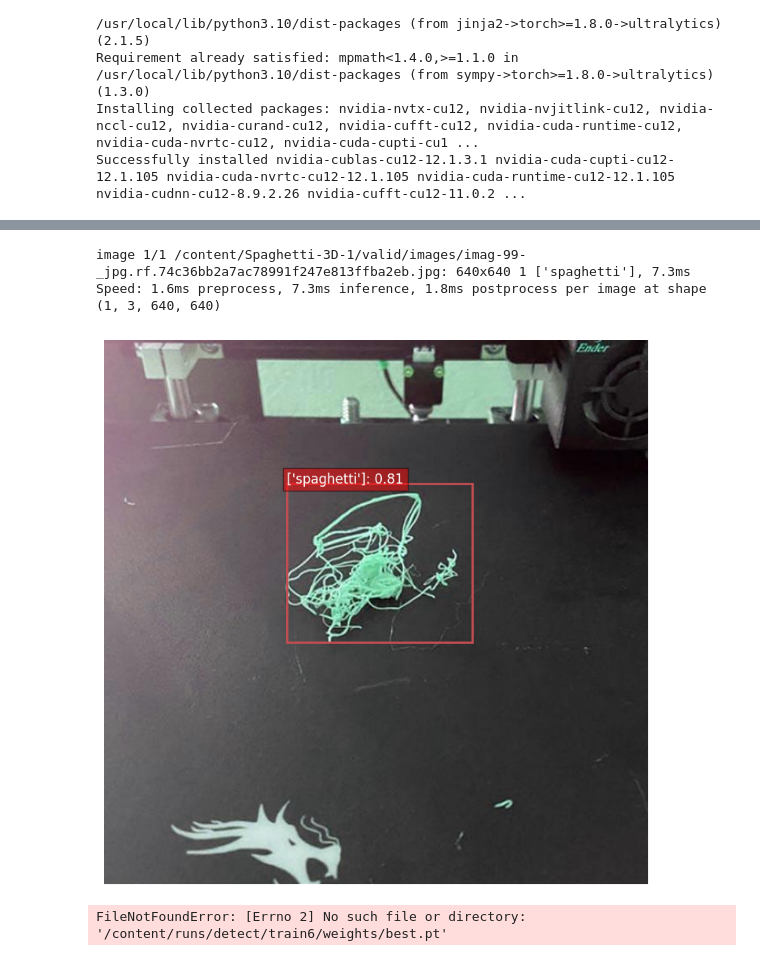
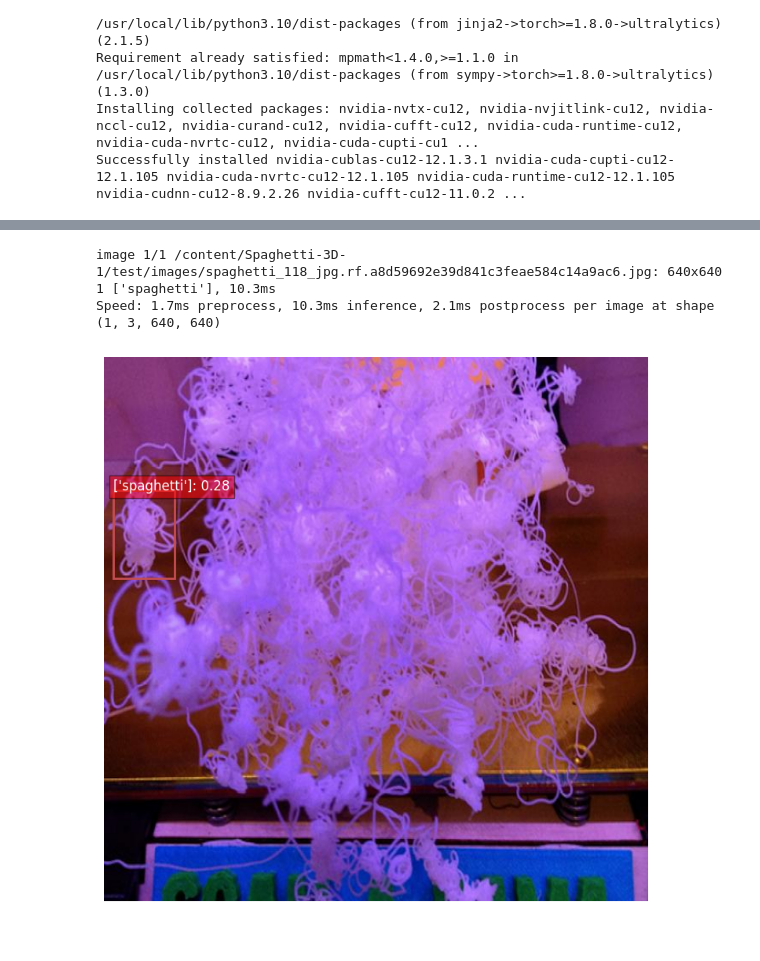
Before and after one commit to JamilePolycarpo/MachineLearning-Printer3D-Failer, a Jupyter notebook: Yolov8andCNN.ipynb, the cells around one changed output, grey strips where cells are left out. Cells and saved outputs as stored; diff of their text form; code cells hidden in the pictures.

```diff
--- a/Yolov8andCNN.ipynb
+++ b/Yolov8andCNN.ipynb
@@ -87,78 +88,38 @@ import cv2
 import numpy as np
 from PIL import Image
 from ultralytics import YOLO
 import matplotlib.pyplot as plt
 from matplotlib.patches import Rectangle
 
-model = YOLO("/content/runs/detect/train2/weights/best.pt")
+model = YOLO("/content/runs/detect/train3/weights/best.pt")
 
 # Carregar a imagem
-image_path = "/content/Spaghetti-3D-1/valid/images/imag-99-_jpg.rf.74c36bb2a7ac78991f247e813ffba2eb.jpg"
+image_path = "/content/Spaghetti-3D-1/test/images/spaghetti_118_jpg.rf.a8d59692e39d841c3feae584c14a9ac6.jpg"
 image = Image.open(image_path)
 
 # Processar a imagem e obter detecções
 results = model(image_path)[0]
 
 boxes = results.boxes
 detections = boxes.xyxy.cpu().numpy()
 confidences = boxes.conf.cpu().numpy()
 class_ids = boxes.cls.cpu().numpy()
 
 # Visualizar detecções
 fig, ax = plt.subplots(1, figsize=(12, 9))
 ax.imshow(image)
 
 for detection, conf, class_id in zip(detections, confidences, class_ids):
       x1, y1, x2, y2 = detection
       rect = Rectangle((x1, y1), x2 - x1, y2 - y1, linewidth=2, edgecolor='r', facecolor='none')
       ax.add_patch(rect)
       plt.text(x1, y1, f'{model.names[int(class_id)]}: {conf:.2f}', color='white', fontsize=12, bbox=dict(facecolor='red', alpha=0.5))
       plt.axis('off')
       plt.show()
 # %% [output]
-image 1/1 /content/Spaghetti-3D-1/valid/images/imag-99-_jpg.rf.74c36bb2a7ac78991f247e813ffba2eb.jpg: 640x640 1 ['spaghetti'], 7.3ms
-Speed: 1.6ms preprocess, 7.3ms inference, 1.8ms postprocess per image at shape (1, 3, 640, 640)
+image 1/1 /content/Spaghetti-3D-1/test/images/spaghetti_118_jpg.rf.a8d59692e39d841c3feae584c14a9ac6.jpg: 640x640 1 ['spaghetti'], 10.3ms
+Speed: 1.7ms preprocess, 10.3ms inference, 2.1ms postprocess per image at shape (1, 3, 640, 640)
-[figure, old version]
+[figure, new version]
-# %%
-import cv2
-from ultralytics import YOLO
-
-# Carregar o modelo treinado
-model = YOLO('/content/runs/detect/train6/weights/best.pt')  # Caminho para o modelo treinado
-
-# Capturar vídeo da webcam
-cap = cv2.VideoCapture(0)
-
-while True:
-    ret, frame = cap.read()
-    if not ret:
-        break
-
-    # Fazer a detecção
-    results = model(frame)
-
-    # Processar os resultados
-    for result in results:
-        boxes = result.boxes
-        for box in boxes:
-            x1, y1, x2, y2 = map(int, box.xyxy[0].tolist())
-            conf = box.conf[0]
-            cls = box.cls[0]
-
-            # Desenhar as caixas delimitadoras e os rótulos na imagem
-            cv2.rectangle(frame, (x1, y1), (x2, y2), (0, 255, 0), 2)
-            cv2.putText(frame, f'{model.names[int(cls)]} {conf:.2f}', (x1, y1 - 10), cv2.FONT_HERSHEY_SIMPLEX, 0.5, (0, 255, 0), 2)
-
-    # Mostrar a imagem com as detecções
-    cv2.imshow('YOLOv8 Real-Time Detection', frame)
-
-    if cv2.waitKey(1) & 0xFF == ord('q'):
-        break
-
-cap.release()
-cv2.destroyAllWindows()
-# %% [output]
-FileNotFoundError: [Errno 2] No such file or directory: '/content/runs/detect/train6/weights/best.pt'
 # %%
 from roboflow import Roboflow
 from ultralytics import YOLO
```
Also changed, not shown: parts of 5 cells of this notebook.
